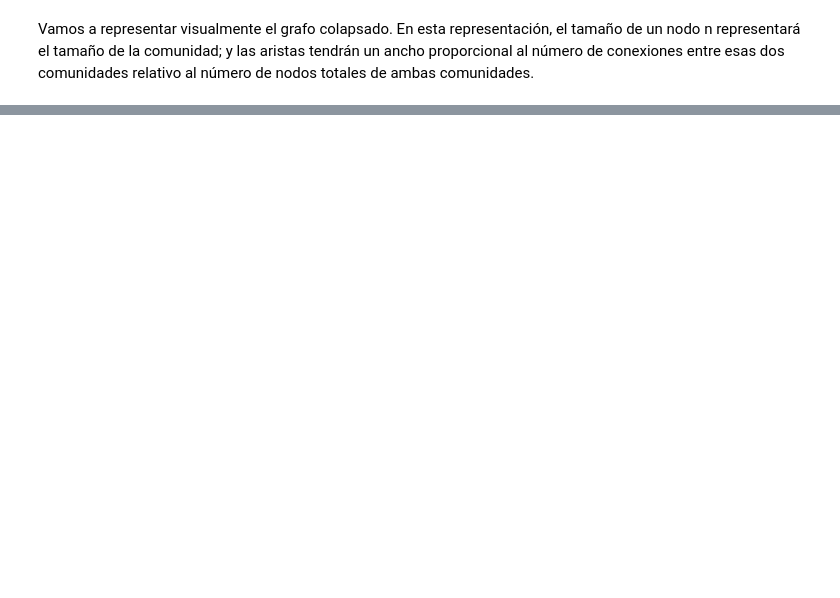
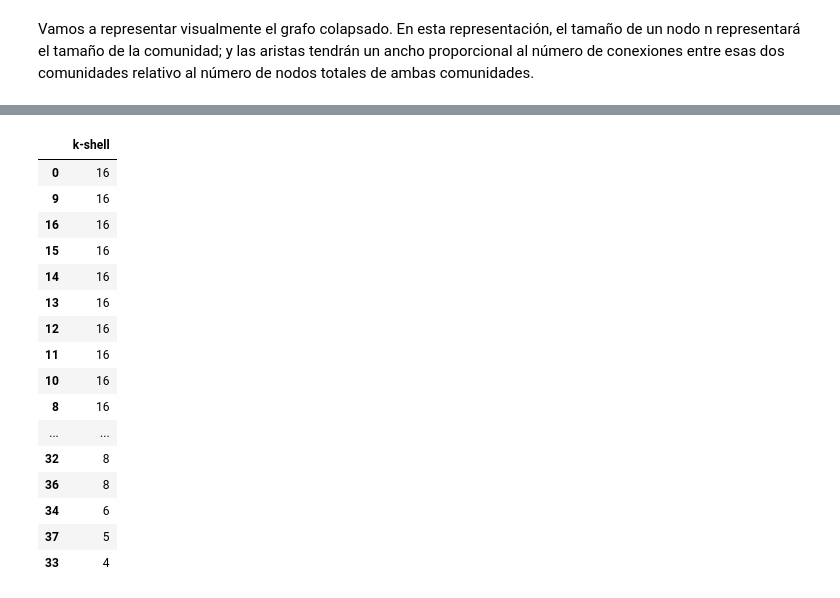
Before and after one commit to alvarofraile/MAADM_SNA, a Jupyter notebook: practica_1.ipynb, the cells around one changed output, grey strips where cells are left out. Saved outputs shown, nothing was run; the diff lists cells and outputs as text; code cells hidden in the pictures; blank space fills up the shorter version.

```diff
--- a/practica_1.ipynb
+++ b/practica_1.ipynb
@@ -131,0 +402,32 @@ plt.show()
+# %%
+# Calcular el número de k-shell (k-core)
+k_shell = nx.core.core_number(collapsed_graph)
+
+# Mostrar los 5 nodos principales por k-shell
+display(pd.DataFrame.from_dict(k_shell, orient='index', columns=['k-shell']).sort_values(by='k-shell', ascending=False))
+
+# Visualizar el grafo interactivo (atributos incluidos en la función)
+visualizar_grafo_interactivo(
+    graph=collapsed_graph,
+    metric_values=k_shell,
+    nombre_metrica="K-Shell",
+    filename="k_shell.html"
+)
+# %% [output]
+|  | k-shell |
+| 0 | 16 |
+| 9 | 16 |
+| 16 | 16 |
+| 15 | 16 |
+| 14 | 16 |
+| 13 | 16 |
+| 12 | 16 |
+| 11 | 16 |
+| 10 | 16 |
+| 8 | 16 |
+| ... | ... |
+| 32 | 8 |
+| 36 | 8 |
+| 34 | 6 |
+| 37 | 5 |
+| 33 | 4 |
```
Also changed, not shown: parts of 40 cells of this notebook, 11 other files.
